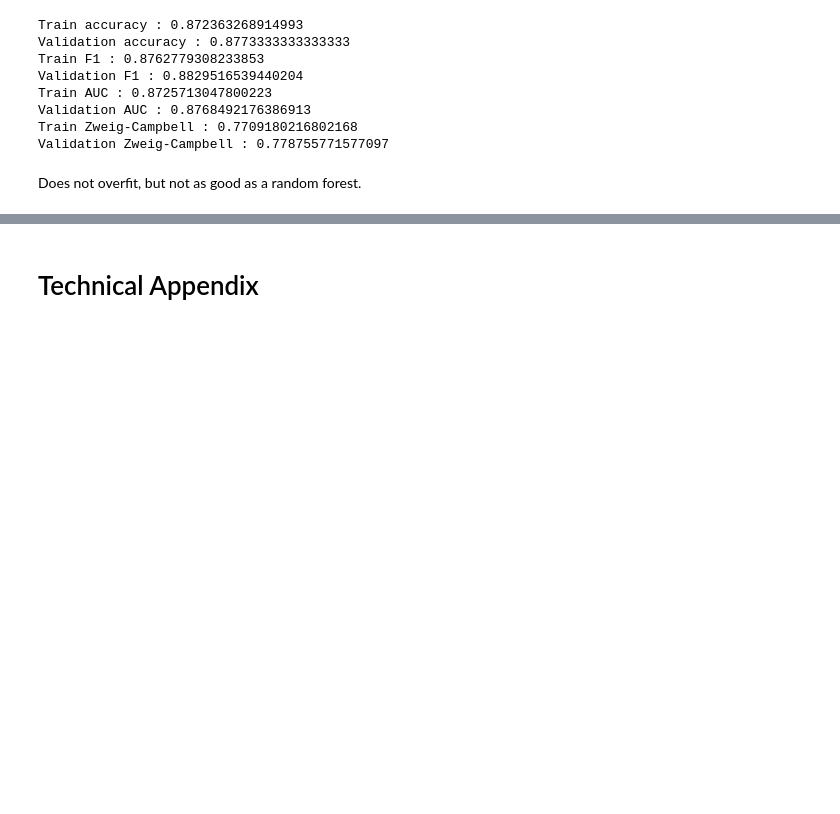
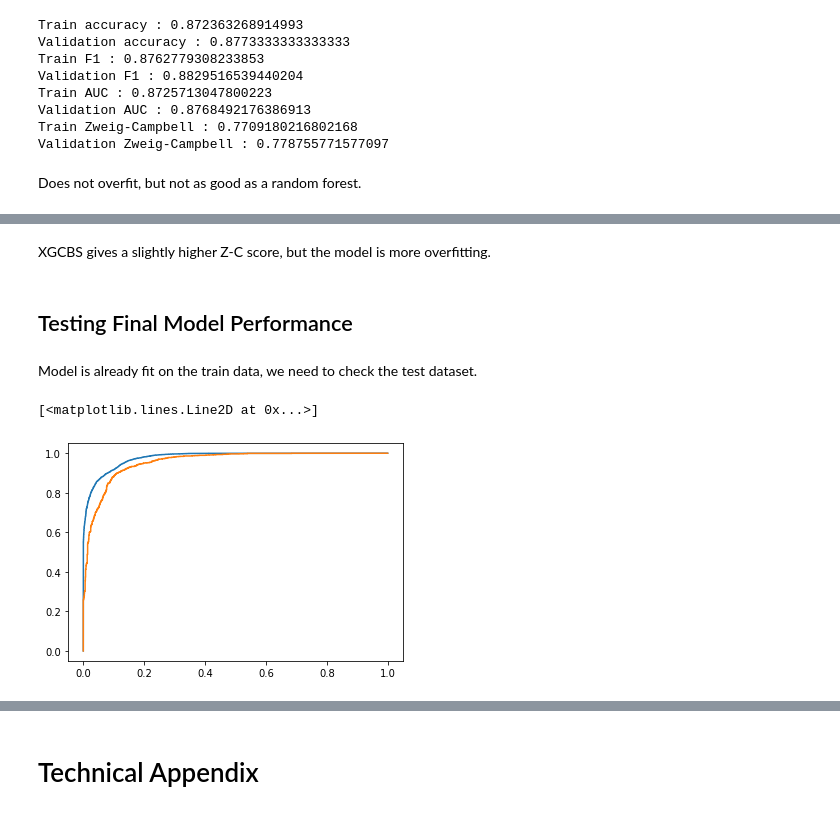
Before and after one commit to MatePocs/hotel_reserve_cancellations, a Jupyter notebook: 02_modelling.ipynb, the cells around one changed output, grey strips where cells are left out. Saved outputs shown, nothing was run; the diff lists cells and outputs as text; code cells hidden in the pictures; blank space fills up the shorter version.

Commit message:
final model selection added

```diff
--- a/02_modelling.ipynb
+++ b/02_modelling.ipynb
@@ -902,0 +1017,21 @@ Does not overfit, but not as good as a random forest.
+# %% [markdown]
+XGCBS gives a slightly higher Z-C score, but the model is more overfitting.
+# %%
+final_model = rcfgs_chosen
+chosen_threshold_final_model = chosen_threshold_rcfgs
+# %% [markdown]
+## Testing Final Model Performance
+# %% [markdown]
+Model is already fit on the train data, we need to check the test dataset.
+# %%
+y_test_prediction_probabilities_final_model = \
+    final_model.predict_proba(X_test_dtree)
+
+fpr_test_final_model, tpr_test_final_model, thresholds_valid_test_model = \
+    roc_curve(y_test_dtree, y_test_prediction_probabilities_final_model[:,1])
+# %%
+plt.plot(fpr_train_rcfgs, tpr_train_rcfgs)
+plt.plot(fpr_test_final_model, tpr_test_final_model)
+# %% [output]
+[<matplotlib.lines.Line2D at 0x...>]
+[figure, added]
```
Also changed, not shown: parts of 34 cells of this notebook.
